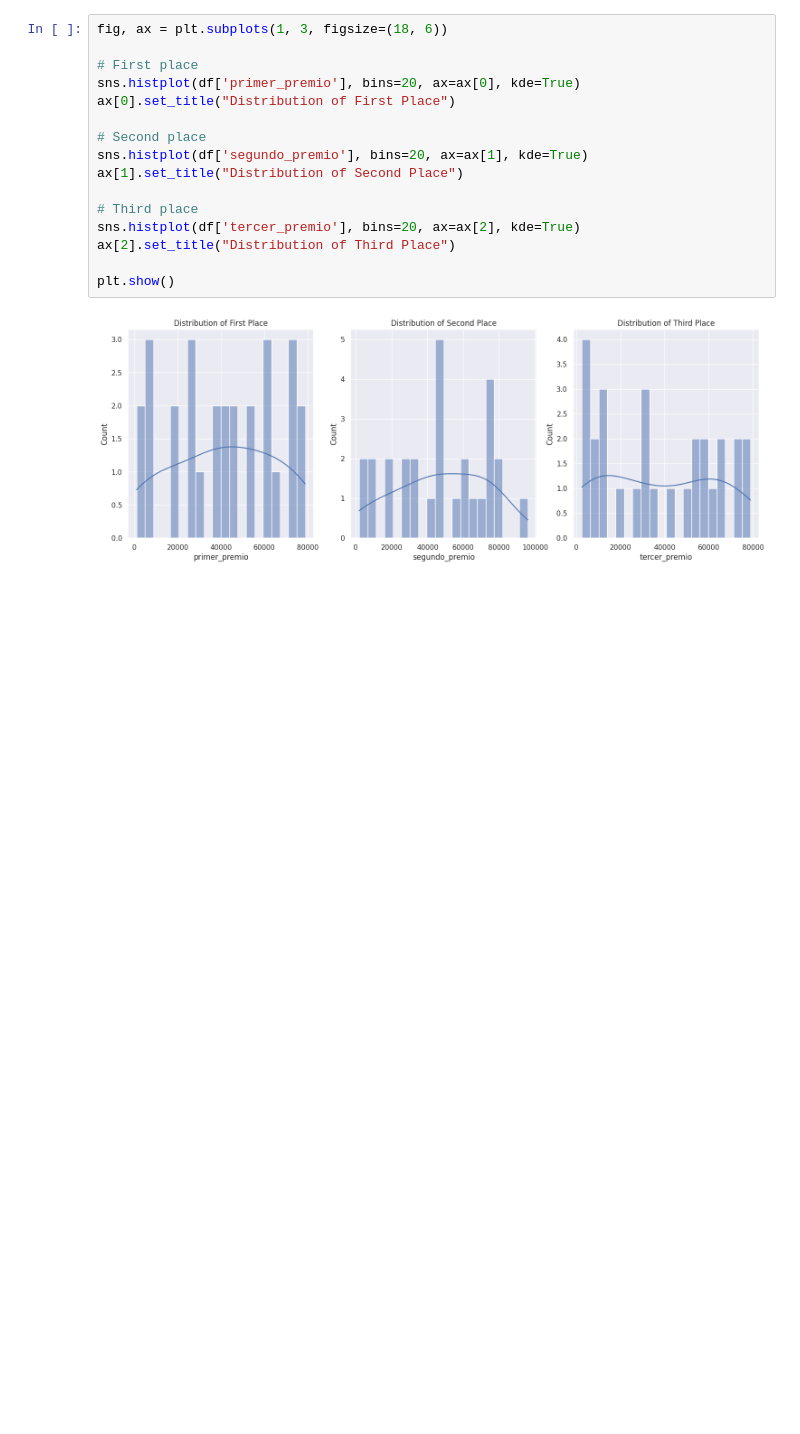
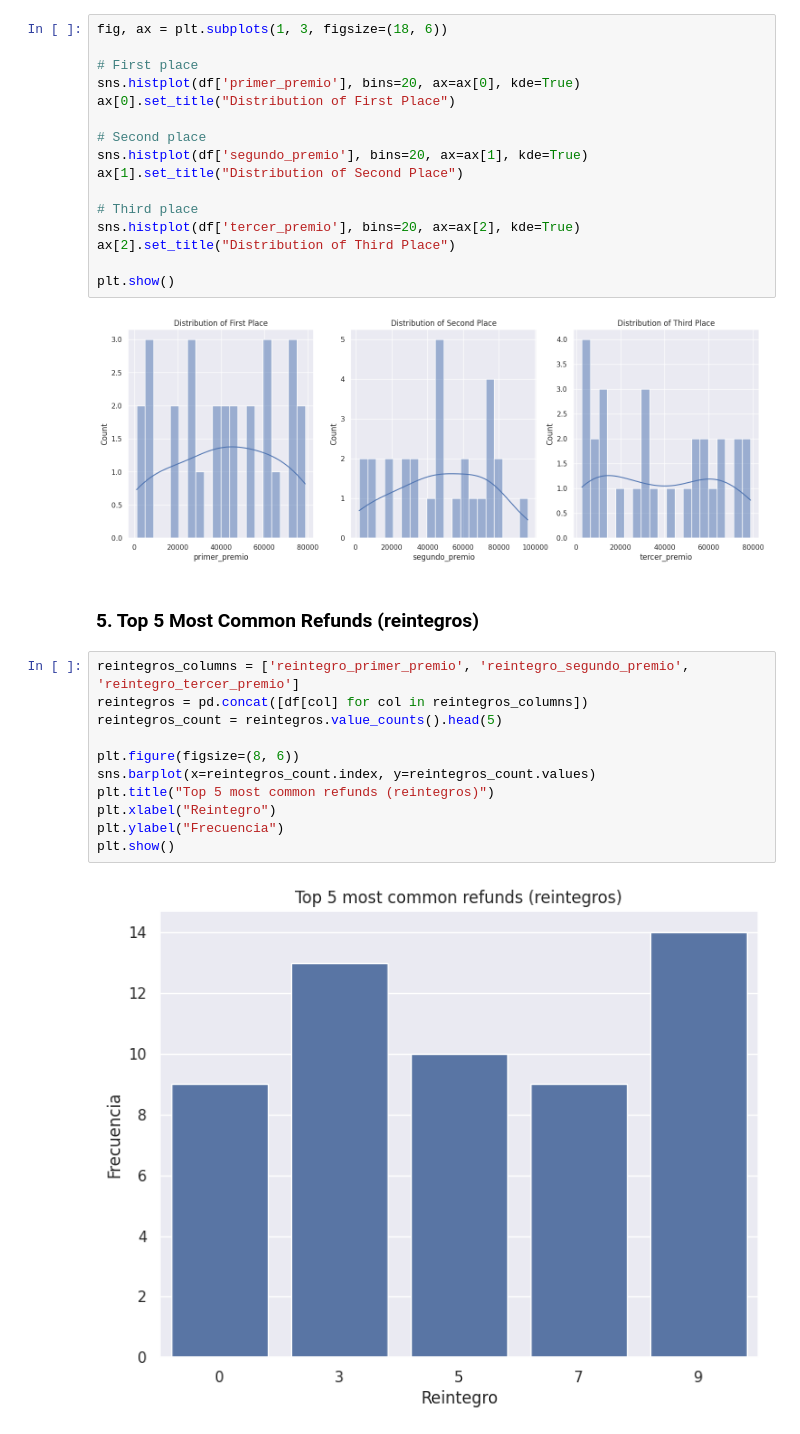
Before and after one commit to AngelDHackerman/santa-lucia-data-analysis-manual, a Jupyter notebook: notebooks/EDA_sorteos.ipynb, the cells around one changed output. Drawn from its saved outputs; the diff is of its cells as text; blank space fills up the shorter version.

Commit message:
completed EDA sorteos, working on premios

```diff
--- a/notebooks/EDA_sorteos.ipynb
+++ b/notebooks/EDA_sorteos.ipynb
@@ -109,3 +109,18 @@ ax[2].set_title("Distribution of Third Place")
 plt.show()
 # %% [output]
 [figure]
+# %% [markdown]
+### 5. Top 5 Most Common Refunds (reintegros)
+# %%
+reintegros_columns = ['reintegro_primer_premio', 'reintegro_segundo_premio', 'reintegro_tercer_premio']
+reintegros = pd.concat([df[col] for col in reintegros_columns])
+reintegros_count = reintegros.value_counts().head(5)
+
+plt.figure(figsize=(8, 6))
+sns.barplot(x=reintegros_count.index, y=reintegros_count.values)
+plt.title("Top 5 most common refunds (reintegros)")
+plt.xlabel("Reintegro")
+plt.ylabel("Frecuencia")
+plt.show()
+# %% [output]
+[figure, added]
```
Also changed, not shown: parts of 2 cells of this notebook.
